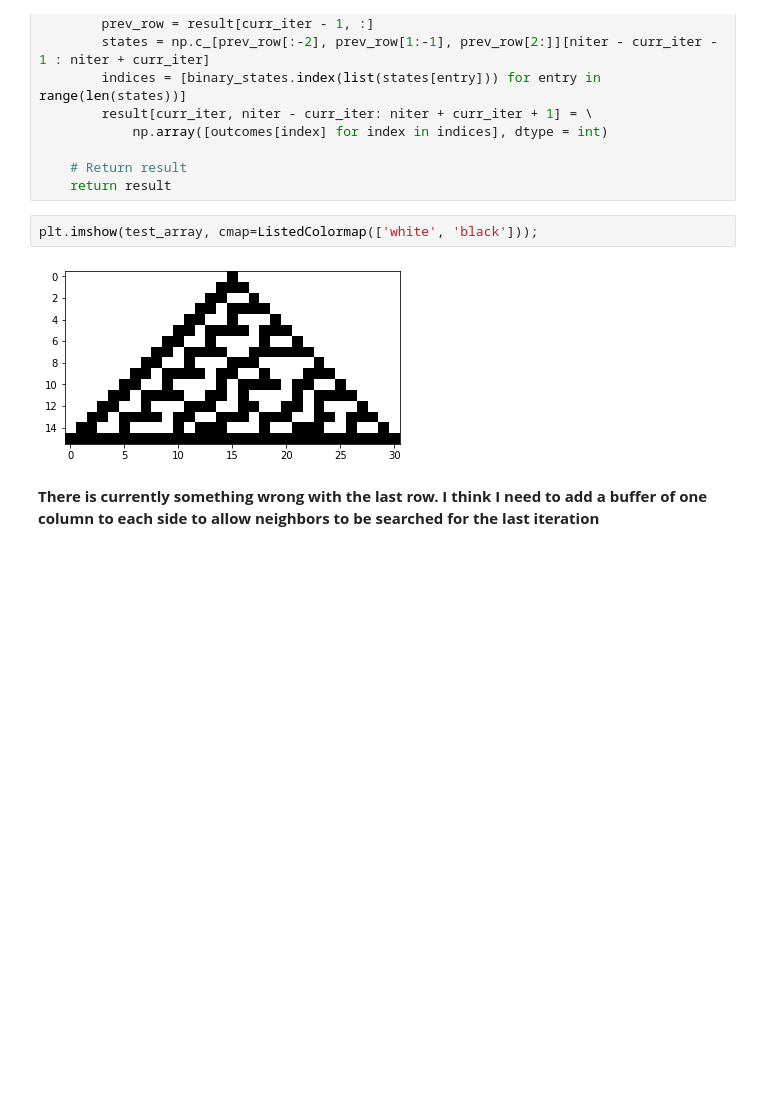
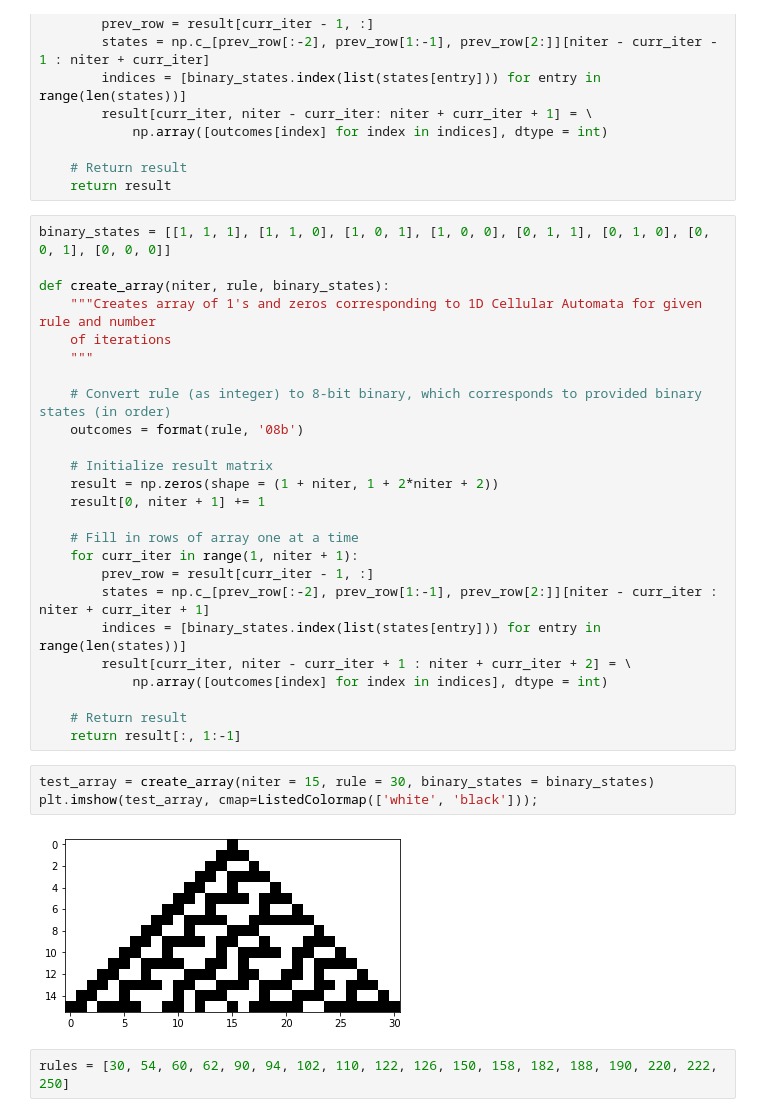
Before and after one commit to robkravec/sta-663-2021, a Jupyter notebook: notebooks/copies/homework/Homework03.ipynb, the cells around one changed output. Drawn from its saved outputs; the diff is of its cells as text; blank space fills up the shorter version.

```diff
--- a/notebooks/copies/homework/Homework03.ipynb
+++ b/notebooks/copies/homework/Homework03.ipynb
@@ -166,9 +167,35 @@ def create_array(niter, rule, binary_states):
 
     # Return result
     return result
+# %%
+binary_states = [[1, 1, 1], [1, 1, 0], [1, 0, 1], [1, 0, 0], [0, 1, 1], [0, 1, 0], [0, 0, 1], [0, 0, 0]]
+
+def create_array(niter, rule, binary_states):
+    """Creates array of 1's and zeros corresponding to 1D Cellular Automata for given rule and number
+    of iterations
+    """
+
+    # Convert rule (as integer) to 8-bit binary, which corresponds to provided binary states (in order)
+    outcomes = format(rule, '08b')
+
+    # Initialize result matrix
+    result = np.zeros(shape = (1 + niter, 1 + 2*niter + 2))
+    result[0, niter + 1] += 1
+
+    # Fill in rows of array one at a time
+    for curr_iter in range(1, niter + 1):
+        prev_row = result[curr_iter - 1, :]
+        states = np.c_[prev_row[:-2], prev_row[1:-1], prev_row[2:]][niter - curr_iter : niter + curr_iter + 1]
+        indices = [binary_states.index(list(states[entry])) for entry in range(len(states))]
+        result[curr_iter, niter - curr_iter + 1 : niter + curr_iter + 2] = \
+            np.array([outcomes[index] for index in indices], dtype = int)
+
+    # Return result
+    return result[:, 1:-1]
 # %%
+test_array = create_array(niter = 15, rule = 30, binary_states = binary_states)
 plt.imshow(test_array, cmap=ListedColormap(['white', 'black']));
 # %% [output]
-[figure, old version]
+[figure, new version]
-# %% [markdown]
-**There is currently something wrong with the last row. I think I need to add a buffer of one column to each side to allow neighbors to be searched for the last iteration**
+# %%
+rules = [30, 54, 60, 62, 90, 94, 102, 110, 122, 126, 150, 158, 182, 188, 190, 220, 222, 250]
```
Also changed, not shown: parts of 3 cells of this notebook.
